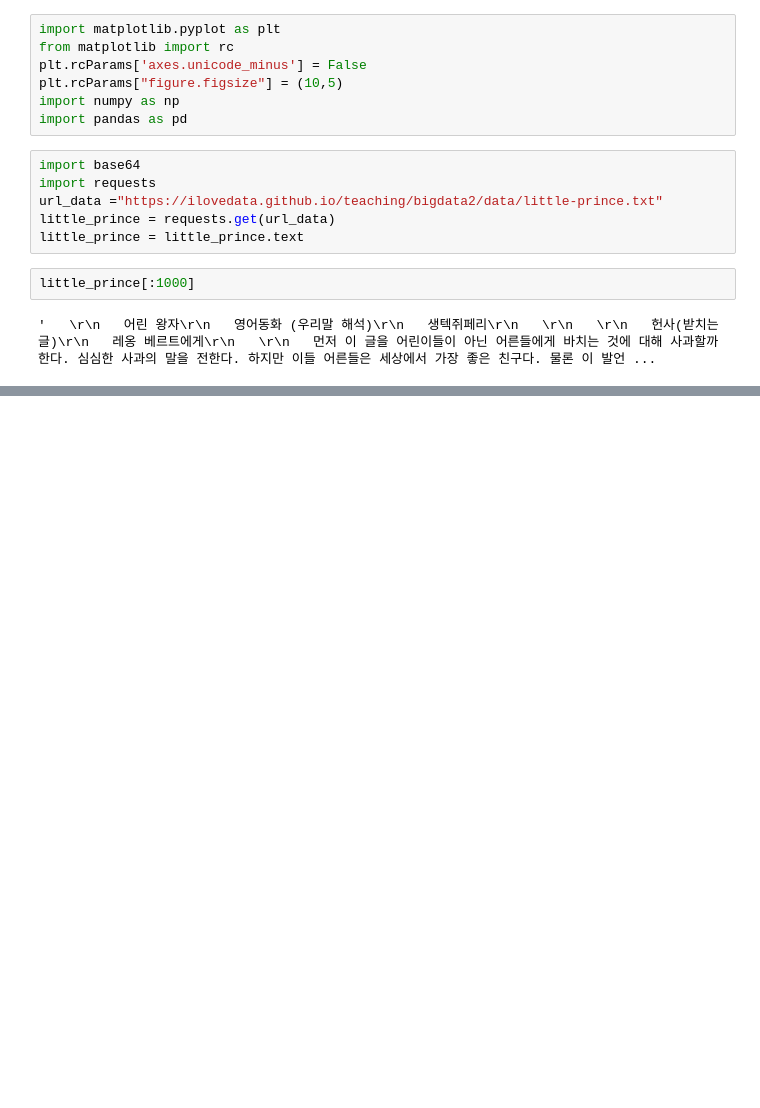
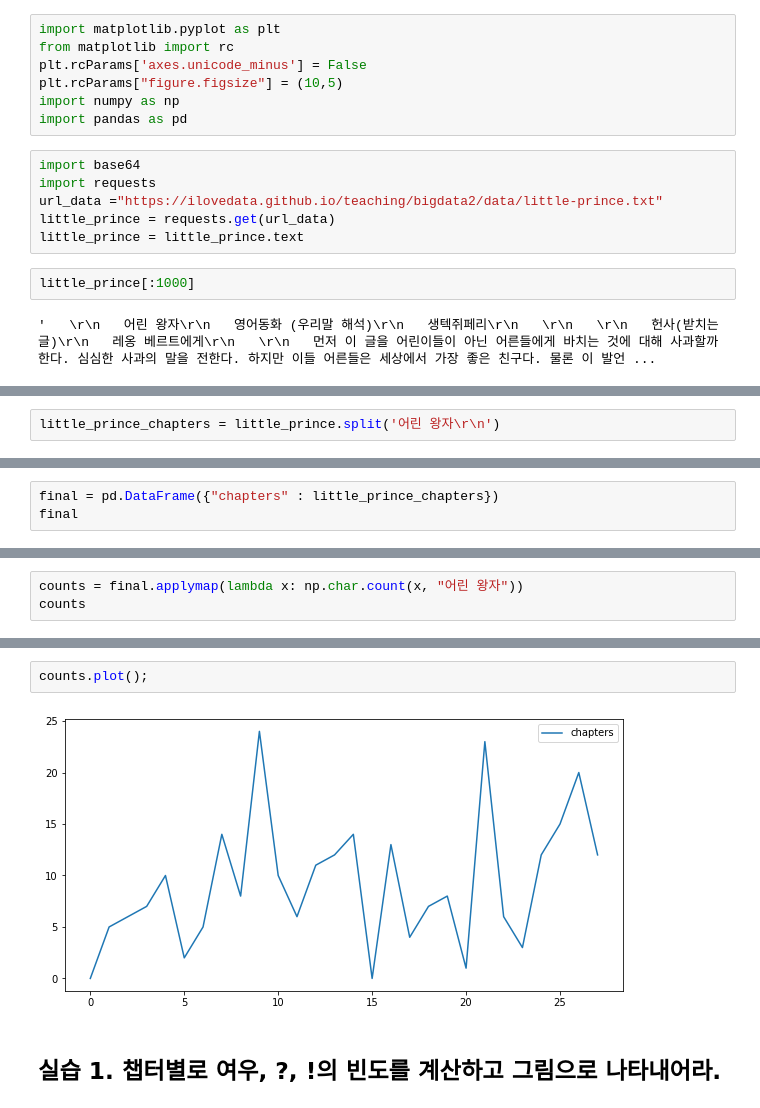
Before and after one commit to g-gg-ggg/Data-Visualization-2022-, a Jupyter notebook: _notebooks/2022-09-29-(d개론 2-1~2-4).ipynb, the cells around one changed output, grey strips where cells are left out. Cells and saved outputs as stored; diff of their text form; blank space fills up the shorter version.

```diff
--- a/_notebooks/2022-09-29-(d개론 2-1~2-4).ipynb
+++ b/_notebooks/2022-09-29-(d개론 2-1~2-4).ipynb
@@ -525,0 +552,2 @@ little_prince[:1000]
+# %%
+little_prince_chapters = little_prince.split('어린 왕자\r\n')
@@ -525,0 +556,3 @@ little_prince[:1000]
+# %%
+final = pd.DataFrame({"chapters" : little_prince_chapters})
+final
@@ -525,0 +579,3 @@ little_prince[:1000]
+# %%
+counts = final.applymap(lambda x: np.char.count(x, "어린 왕자"))
+counts
@@ -525,0 +600,6 @@ little_prince[:1000]
+# %%
+counts.plot();
+# %% [output]
+[figure, added]
+# %% [markdown]
+## 실습 1. 챕터별로 여우, ?, !의 빈도를 계산하고 그림으로 나타내어라.
```
Also changed, not shown: parts of 16 cells of this notebook.
